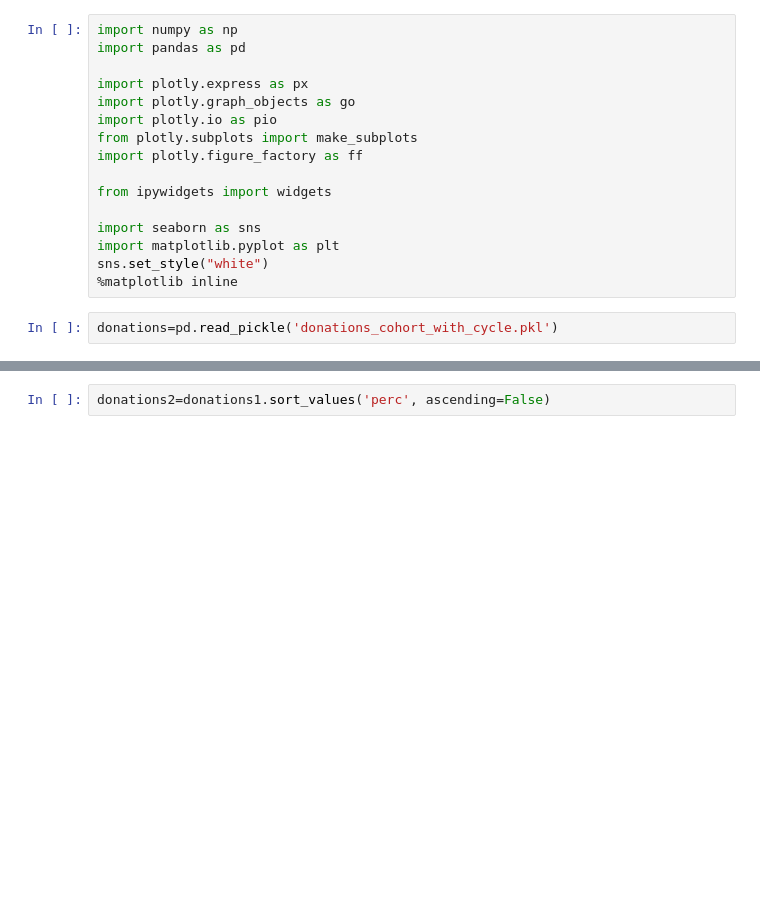
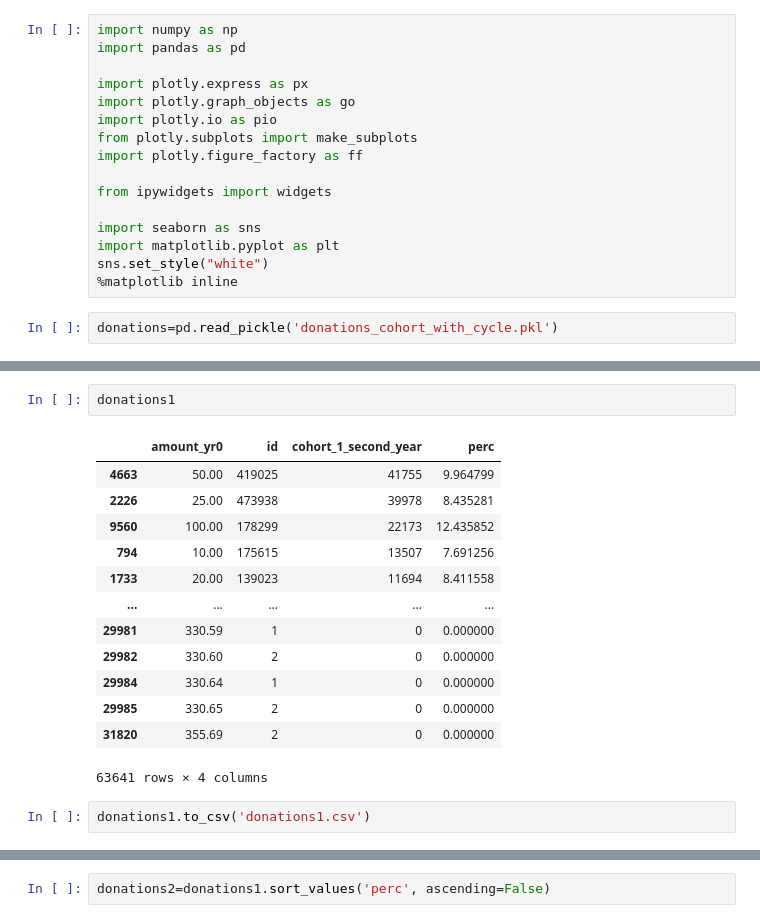
Before and after one commit to erinmarieanderson/donations_part_II, a Jupyter notebook: notebooks/19_amount_frequencies.ipynb, the cells around one changed output, grey strips where cells are left out. Drawn from its saved outputs; the diff is of its cells as text; blank space fills up the shorter version.

```diff
--- a/notebooks/19_amount_frequencies.ipynb
+++ b/notebooks/19_amount_frequencies.ipynb
@@ -18,0 +34,18 @@ donations=pd.read_pickle('donations_cohort_with_cycle.pkl')
+# %%
+donations1
+# %% [output]
+|  | amount_yr0 | id | cohort_1_second_year | perc |
+| 4663 | 50.00 | 419025 | 41755 | 9.964799 |
+| 2226 | 25.00 | 473938 | 39978 | 8.435281 |
+| 9560 | 100.00 | 178299 | 22173 | 12.435852 |
+| 794 | 10.00 | 175615 | 13507 | 7.691256 |
+| 1733 | 20.00 | 139023 | 11694 | 8.411558 |
+| ... | ... | ... | ... | ... |
+| 29981 | 330.59 | 1 | 0 | 0.000000 |
+| 29982 | 330.60 | 2 | 0 | 0.000000 |
+| 29984 | 330.64 | 1 | 0 | 0.000000 |
+| 29985 | 330.65 | 2 | 0 | 0.000000 |
+| 31820 | 355.69 | 2 | 0 | 0.000000 |
+63641 rows × 4 columns
+# %%
+donations1.to_csv('donations1.csv')
```
Also changed, not shown: parts of 12 cells of this notebook.
